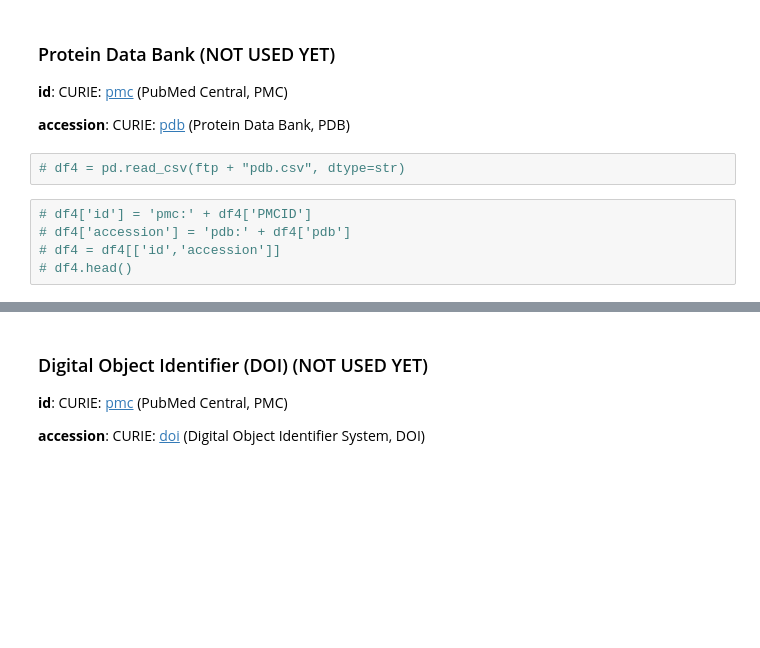
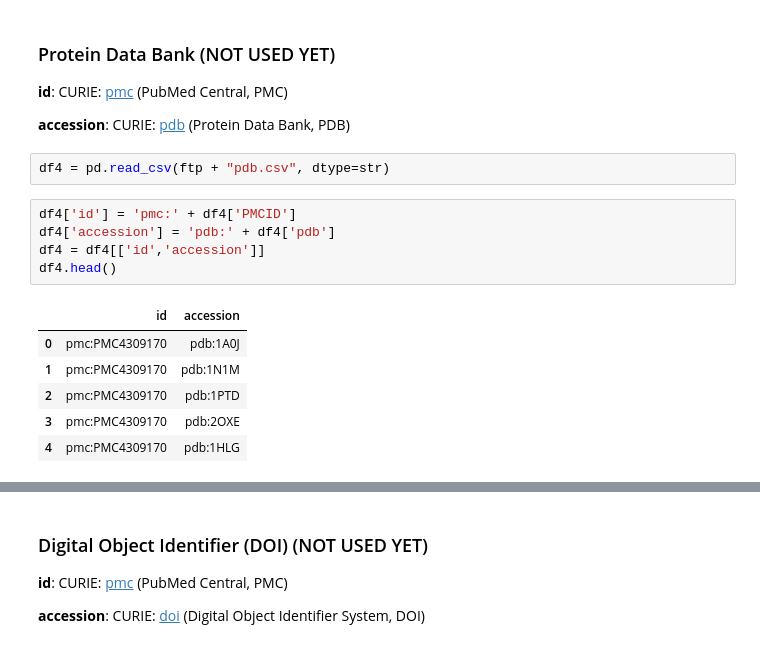
Before and after one commit to covid-19-net/covid-19-community, a Jupyter notebook: notebooks/dataprep/01h-PMCAccession.ipynb, the cells around one changed output, grey strips where cells are left out. Cells and saved outputs as stored; diff of their text form; blank space fills up the shorter version.

```diff
--- a/notebooks/dataprep/01h-PMCAccession.ipynb
+++ b/notebooks/dataprep/01h-PMCAccession.ipynb
@@ -191,9 +204,16 @@ Number of UniProt matches: 20991
 
 **accession**: CURIE: [pdb](https://registry.identifiers.org/registry/pdb) (Protein Data Bank, PDB)
 # %%
-# df4 = pd.read_csv(ftp + "pdb.csv", dtype=str)
+df4 = pd.read_csv(ftp + "pdb.csv", dtype=str)
 # %%
-# df4['id'] = 'pmc:' + df4['PMCID']
-# df4['accession'] = 'pdb:' + df4['pdb']
-# df4 = df4[['id','accession']]
-# df4.head()
+df4['id'] = 'pmc:' + df4['PMCID']
+df4['accession'] = 'pdb:' + df4['pdb']
+df4 = df4[['id','accession']]
+df4.head()
+# %% [output]
+|  | id | accession |
+| 0 | pmc:PMC4309170 | pdb:1A0J |
+| 1 | pmc:PMC4309170 | pdb:1N1M |
+| 2 | pmc:PMC4309170 | pdb:1PTD |
+| 3 | pmc:PMC4309170 | pdb:2OXE |
+| 4 | pmc:PMC4309170 | pdb:1HLG |
```
Also changed, not shown: parts of 12 cells of this notebook, 11 other files.
